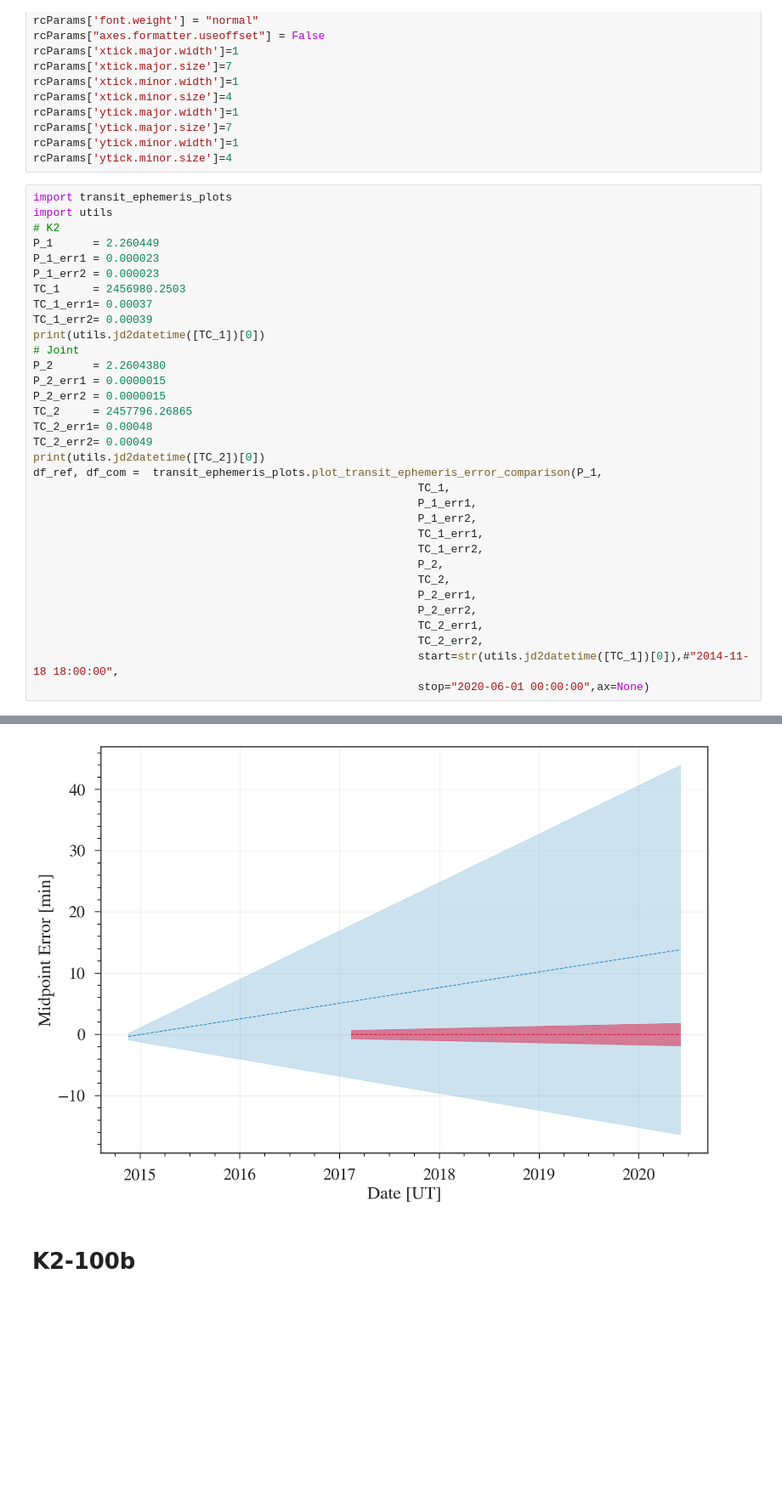
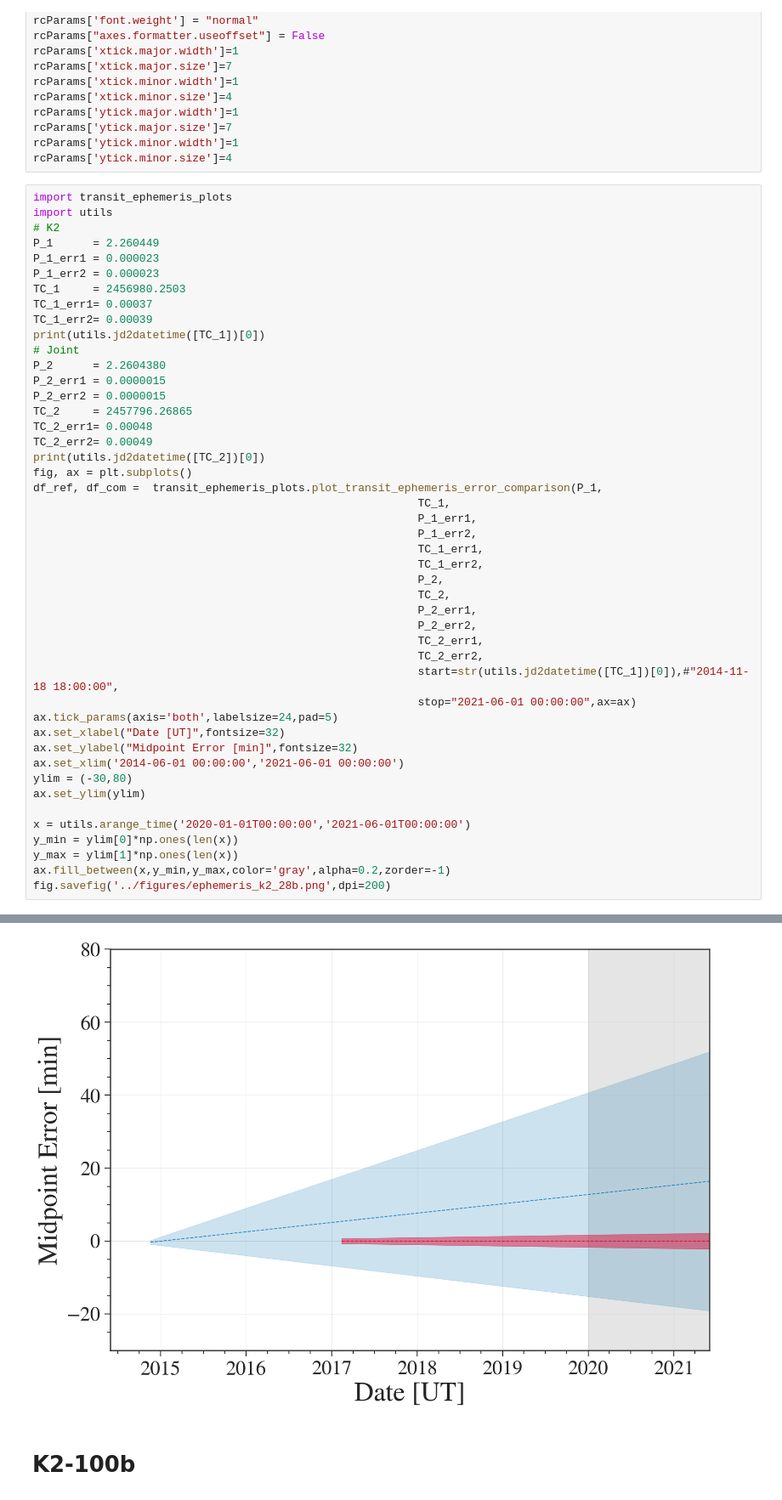
Before and after one commit to gummiks/Diffuser-Assisted-K2-Followup, a Jupyter notebook: notebooks/Transit Ephemeris Plots.ipynb, the cells around one changed output, grey strips where cells are left out. Shown at 85% size. Saved outputs shown, nothing was run; the diff lists cells and outputs as text; blank space fills up the shorter version.

```diff
--- a/notebooks/Transit Ephemeris Plots.ipynb
+++ b/notebooks/Transit Ephemeris Plots.ipynb
@@ -67,6 +67,7 @@ TC_2     = 2457796.26865
 TC_2_err1= 0.00048
 TC_2_err2= 0.00049
 print(utils.jd2datetime([TC_2])[0])
+fig, ax = plt.subplots()
 df_ref, df_com =  transit_ephemeris_plots.plot_transit_ephemeris_error_comparison(P_1,
                                                           TC_1,
                                                           P_1_err1,
@@ -80,7 +81,19 @@ df_ref, df_com =  transit_ephemeris_plots.plot_transit_ephemeris_error_compariso
                                                           TC_2_err1,
                                                           TC_2_err2,
                                                           start=str(utils.jd2datetime([TC_1])[0]),#"2014-11-18 18:00:00",
-                                                          stop="2020-06-01 00:00:00",ax=None)
+                                                          stop="2021-06-01 00:00:00",ax=ax)
+ax.tick_params(axis='both',labelsize=24,pad=5)
+ax.set_xlabel("Date [UT]",fontsize=32)
+ax.set_ylabel("Midpoint Error [min]",fontsize=32)
+ax.set_xlim('2014-06-01 00:00:00','2021-06-01 00:00:00')
+ylim = (-30,80)
+ax.set_ylim(ylim)
+
+x = utils.arange_time('2020-01-01T00:00:00','2021-06-01T00:00:00')
+y_min = ylim[0]*np.ones(len(x))
+y_max = ylim[1]*np.ones(len(x))
+ax.fill_between(x,y_min,y_max,color='gray',alpha=0.2,zorder=-1)
+fig.savefig('../figures/ephemeris_k2_28b.png',dpi=200)
 # %% [output]
 2014-11-18 18:00:25.919996
 2017-02-11 18:26:51.359999
@@ -102,4 +100,4 @@ See the caveats in the documentation: http://pandas.pydata.org/pandas-docs/stabl
-[figure, old version]
+[figure, new version]
 # %% [markdown]
 # K2-100b
 # %%
```
Also changed, not shown: parts of 2 cells of this notebook.
